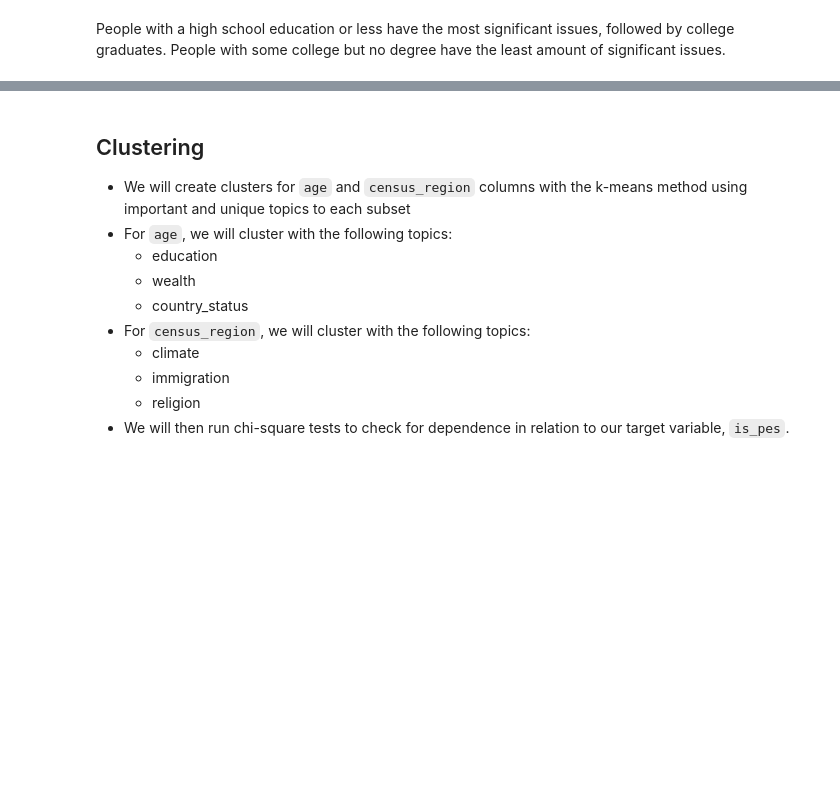
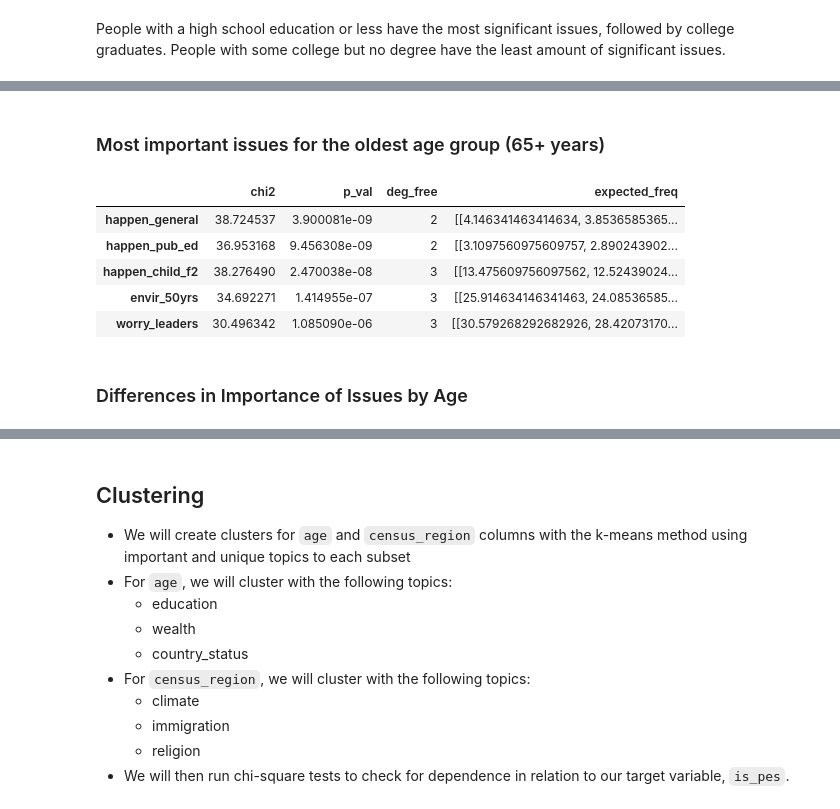
Before and after one commit to american-perspectives-capstone/american-attitudes, a Jupyter notebook: final_notebook.ipynb, the cells around one changed output, grey strips where cells are left out. Saved outputs shown, nothing was run; the diff lists cells and outputs as text; code cells hidden in the pictures; blank space fills up the shorter version.

```diff
--- a/final_notebook.ipynb
+++ b/final_notebook.ipynb
@@ -1543,0 +1606,17 @@ People with a high school education or less have the most significant issues, fo
+# %% [markdown]
+### Most important issues for the oldest age group (65+ years)
+# %%
+# Generate object
+obj_oldest = e.generate_and_return_obj(oldest_train)
+# Examine the chi2 results and return the most signficant values from them
+issues_oldest = obj_oldest.chi2_df.sort_values(by='p_val')
+issues_oldest.head(5)
+# %% [output]
+|  | chi2 | p_val | deg_free | expected_freq |
+| happen_general | 38.724537 | 3.900081e-09 | 2 | [[4.146341463414634, 3.8536585365... |
+| happen_pub_ed | 36.953168 | 9.456308e-09 | 2 | [[3.1097560975609757, 2.890243902... |
+| happen_child_f2 | 38.276490 | 2.470038e-08 | 3 | [[13.475609756097562, 12.52439024... |
+| envir_50yrs | 34.692271 | 1.414955e-07 | 3 | [[25.914634146341463, 24.08536585... |
+| worry_leaders | 30.496342 | 1.085090e-06 | 3 | [[30.579268292682926, 28.42073170... |
+# %% [markdown]
+### Differences in Importance of Issues by Age
```
Also changed, not shown: parts of 119 cells of this notebook.
